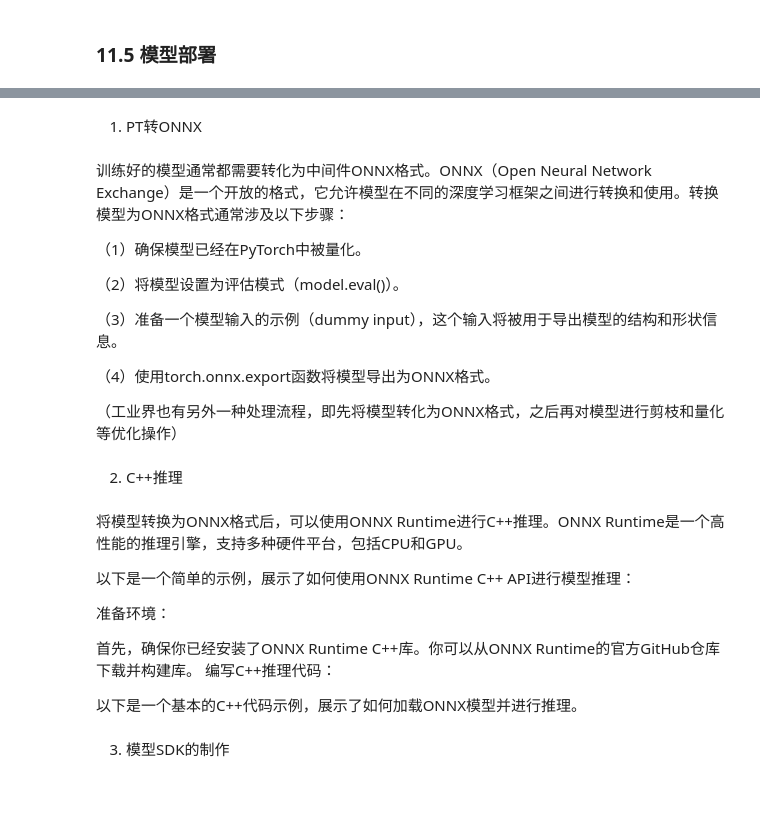
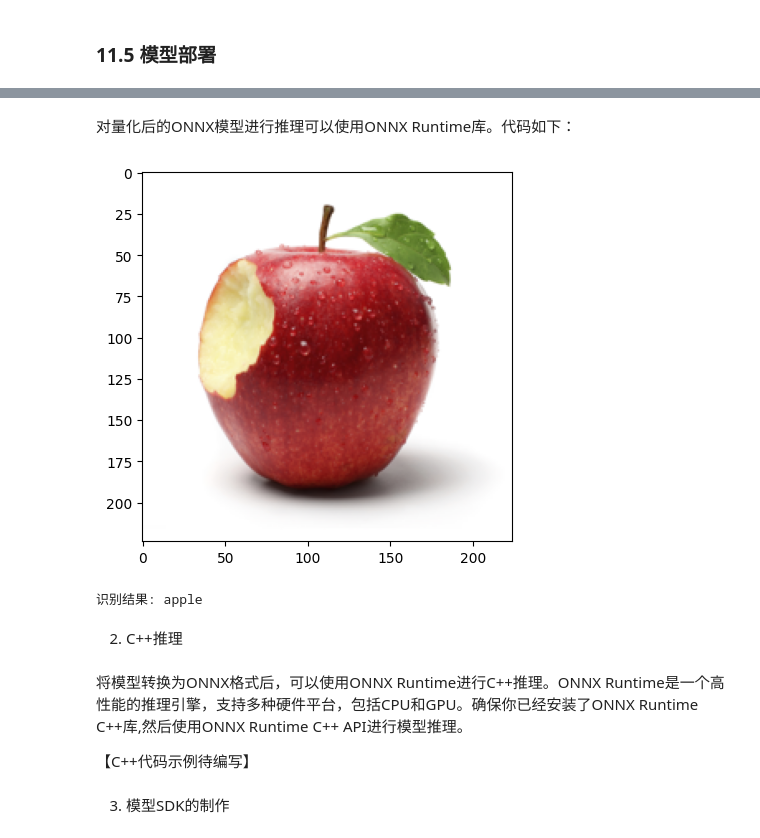
Before and after one commit to philexohf/Practical_AI_with_PyTorch, a Jupyter notebook: 11.模型优化与部署.ipynb, the cells around one changed output, grey strips where cells are left out. Drawn from its saved outputs; the diff is of its cells as text; code cells hidden in the pictures; blank space fills up the shorter version.

```diff
--- a/11.模型优化与部署.ipynb
+++ b/11.模型优化与部署.ipynb
@@ -344,14 +446,0 @@ A/B测试：在实际部署中，可能会使用A/B测试来评估新模型的
-# %% [markdown]
-1. PT转ONNX
-# %% [markdown]
-训练好的模型通常都需要转化为中间件ONNX格式。ONNX（Open Neural Network Exchange）是一个开放的格式，它允许模型在不同的深度学习框架之间进行转换和使用。转换模型为ONNX格式通常涉及以下步骤：
-
-（1）确保模型已经在PyTorch中被量化。
-
-（2）将模型设置为评估模式（model.eval()）。
-
-（3）准备一个模型输入的示例（dummy input），这个输入将被用于导出模型的结构和形状信息。
-
-（4）使用torch.onnx.export函数将模型导出为ONNX格式。
-
-（工业界也有另外一种处理流程，即先将模型转化为ONNX格式，之后再对模型进行剪枝和量化等优化操作）
@@ -382,13 +447,48 @@ torch.onnx.export(quantized_model,                # 被量化的模型
+# %% [markdown]
+对量化后的ONNX模型进行推理可以使用ONNX Runtime库。代码如下：
+# %%
+import onnxruntime as ort  # 导入ONNX Runtime库，用于加载和运行ONNX模型
+import numpy as np
+from PIL import Image  # 导入PIL库中的Image模块，用于加载和处理图像
+
+data_path = './datasets/Fruit/valid'
+
+# 加载并预处理图像
+image_path = './datasets/Fruit/valid/apple/Image_10.jpg'  # 输入图像路径
+image = Image.open(image_path).resize((224, 224))  # 打开图像并调整大小为224x224
+plt.imshow(image)
+plt.show()
+
+image = np.array(image).transpose(2, 0, 1)  # 将图像从[H, W, C]转换为[C, H, W]格式
+image = image / 255.0  # 将像素值归一化到[0, 1]范围
+mean = np.array([0.485, 0.456, 0.406]).reshape(3, 1, 1)  # 均值
+std = np.array([0.229, 0.224, 0.225]).reshape(3, 1, 1)  # 标准差
+image = (image - mean) / std
+image = np.expand_dims(image, axis=0).astype(np.float32)  # 添加batch维度，变为[1, C, H, W]
+
+# 类别标签
+label_cls = [folder for folder in os.listdir(data_path) if os.path.isdir(os.path.join(data_path, folder))]
+# # 类别标签排序
+# label_cls = sorted([folder for folder in os.listdir(data_path) if os.path.isdir(os.path.join(data_path, folder))])
+
+# 加载量化后的ONNX模型
+session = ort.InferenceSession('./weights/fp_resnet18_quantized.onnx')  # 创建ONNX Runtime推理会话
+input_name = session.get_inputs()[0].name  # 获取模型的输入节点名称
+output_name = session.get_outputs()[0].name  # 获取模型的输出节点名称
+
+# 模型推理
+outputs = session.run([output_name], {input_name: image})  # 模型推理，传入输入数据
+
+# 输出推理结果
+predicted_index = np.argmax(outputs[0], axis=1)[0]  # 获取输出结果中概率最大的类别索引
+# 映射到类别标签, 并输出结果
+print(f"识别结果: {label_cls[predicted_index]}")
+# %% [output]
+[figure, added]
+识别结果: apple
 # %% [markdown]
 2. C++推理
 # %% [markdown]
-将模型转换为ONNX格式后，可以使用ONNX Runtime进行C++推理。ONNX Runtime是一个高性能的推理引擎，支持多种硬件平台，包括CPU和GPU。
+将模型转换为ONNX格式后，可以使用ONNX Runtime进行C++推理。ONNX Runtime是一个高性能的推理引擎，支持多种硬件平台，包括CPU和GPU。确保你已经安装了ONNX Runtime C++库,然后使用ONNX Runtime C++ API进行模型推理。
 
-以下是一个简单的示例，展示了如何使用ONNX Runtime C++ API进行模型推理：
-
-准备环境：
-
-首先，确保你已经安装了ONNX Runtime C++库。你可以从ONNX Runtime的官方GitHub仓库下载并构建库。
-编写C++推理代码：
-
-以下是一个基本的C++代码示例，展示了如何加载ONNX模型并进行推理。
+【C++代码示例待编写】
```
Also changed, not shown: parts of 47 cells of this notebook.
